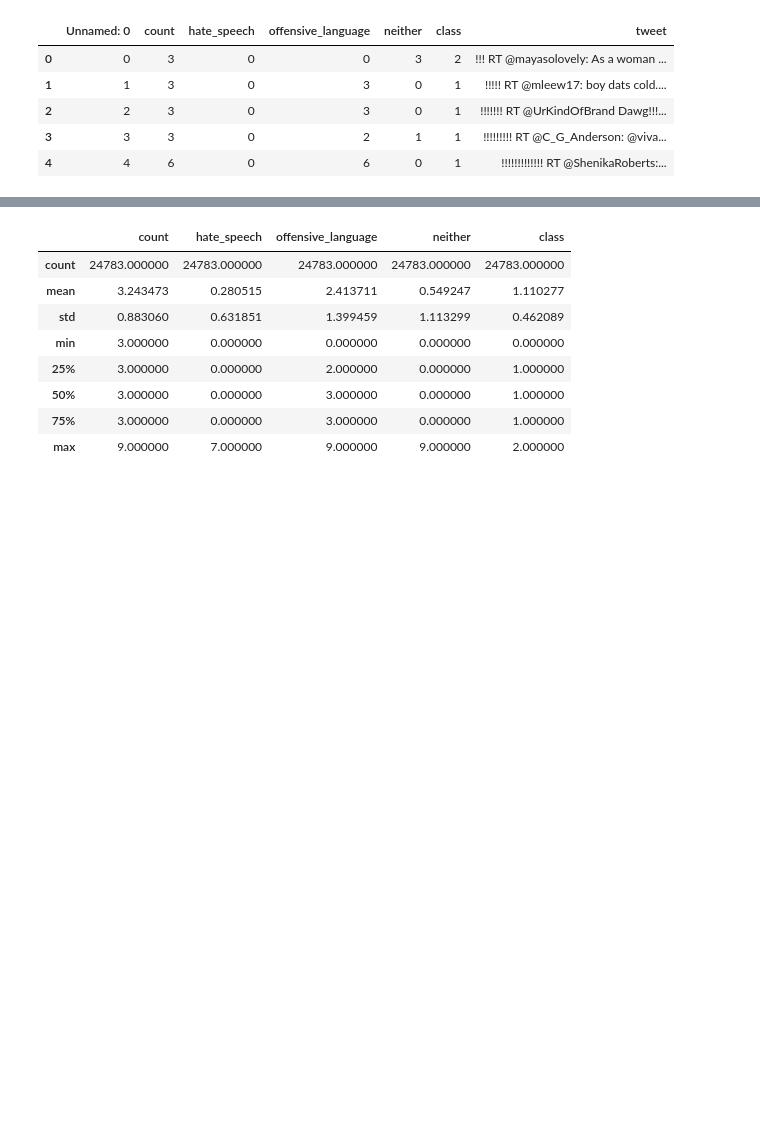
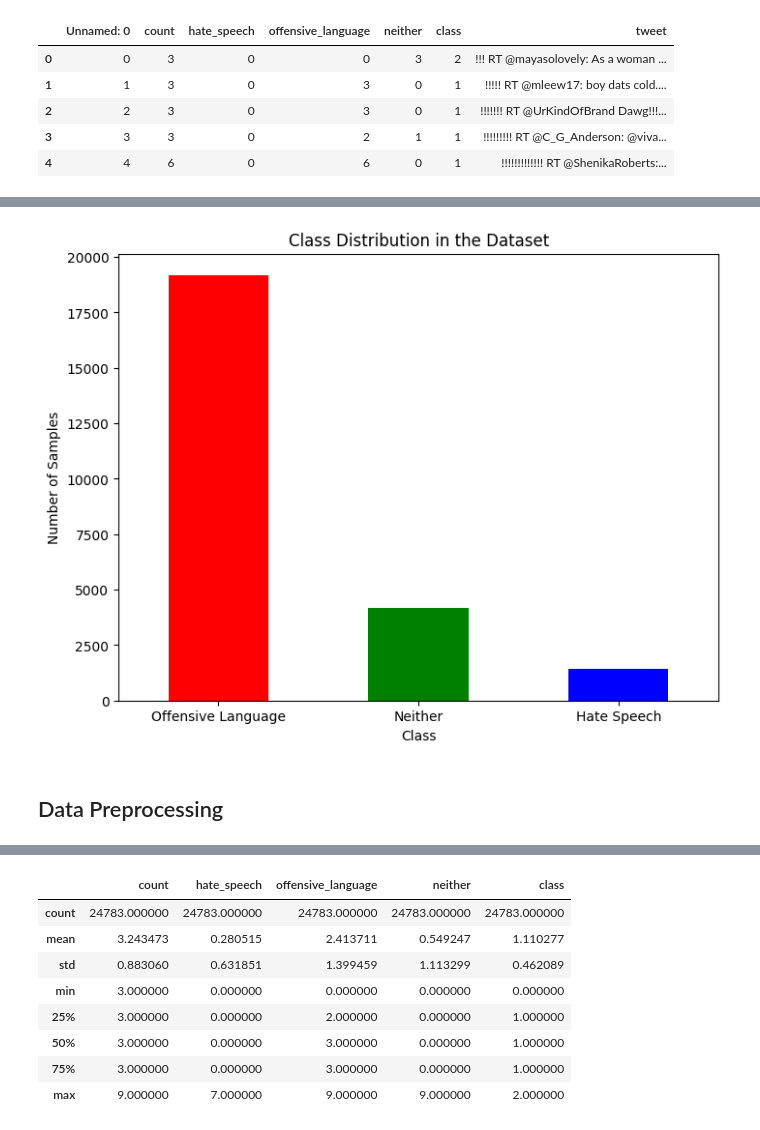
Before and after one commit to Jvrco/Hate-Speech-Detection, a Jupyter notebook: Results.ipynb, the cells around one changed output, grey strips where cells are left out. Cells and saved outputs as stored; diff of their text form; code cells hidden in the pictures; blank space fills up the shorter version.

```diff
--- a/Results.ipynb
+++ b/Results.ipynb
@@ -88,3 +292,19 @@ data.head()
+# %%
+class_counts = data['class'].value_counts()
+# %%
+class_labels = {0: 'Hate Speech', 1: 'Offensive Language', 2: 'Neither'}
+
+plt.figure(figsize=(8, 6))
+class_counts.rename(index=class_labels).plot(kind='bar', color=['red', 'green', 'blue'])
+plt.title('Class Distribution in the Dataset')
+plt.xlabel('Class')
+plt.ylabel('Number of Samples')
+plt.xticks(rotation=0)
+plt.show()
+# %% [output]
+[figure, added]
+# %% [markdown]
+## Data Preprocessing
 # %%
 # Remove the unnecessary 'Unnamed: 0' column
 data_cleaned = data.drop(columns=['Unnamed: 0'])
```
Also changed, not shown: parts of 43 cells of this notebook.
